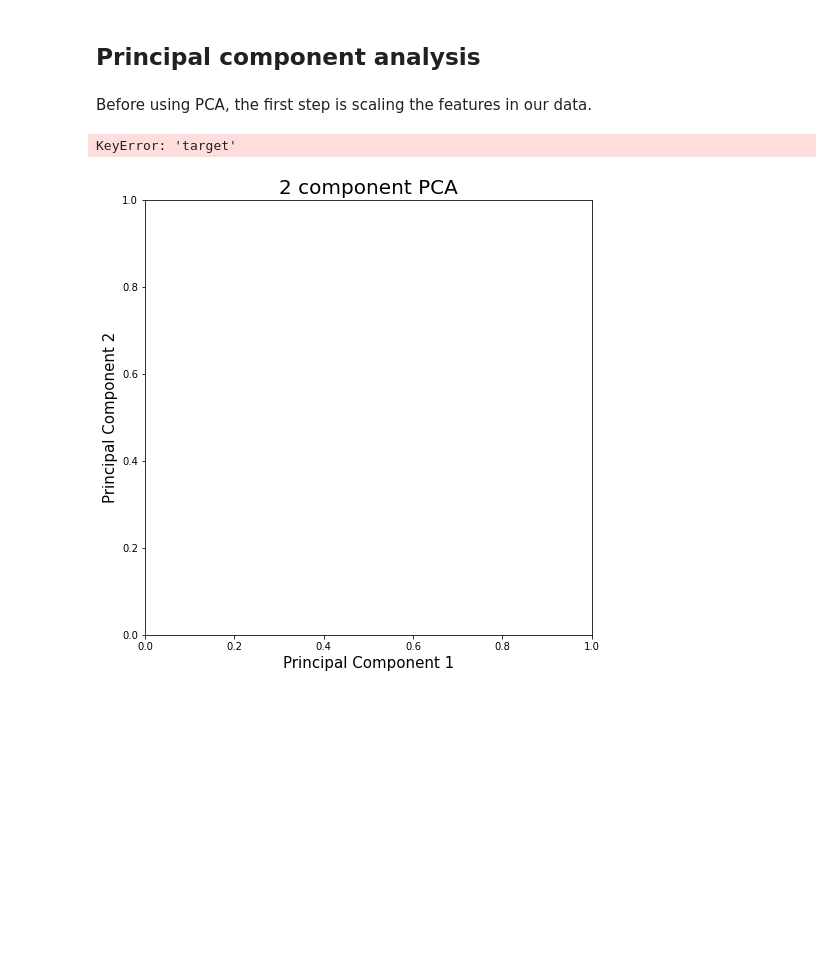
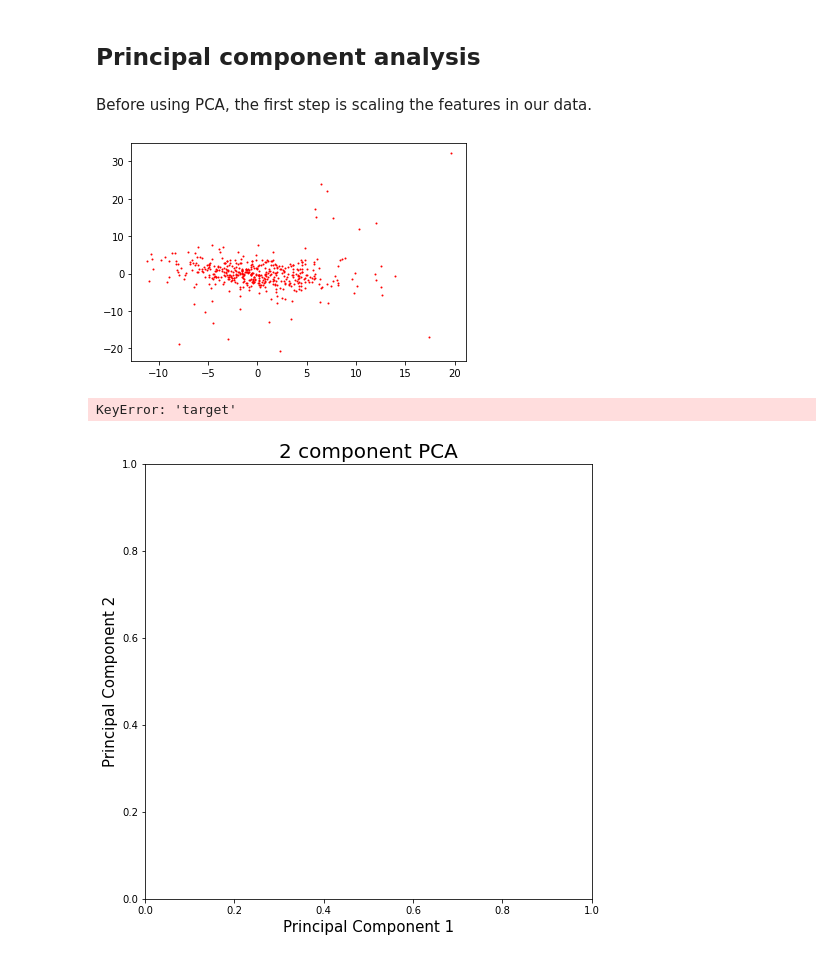
Before and after one commit to anaterovic/UZOP, a Jupyter notebook: code.ipynb, the cells around one changed output. Saved outputs shown, nothing was run; the diff lists cells and outputs as text; code cells hidden in the pictures; blank space fills up the shorter version.

```diff
--- a/code.ipynb
+++ b/code.ipynb
@@ -134,6 +134,11 @@ principalComponents = pca.fit_transform(X)
 principalDf = pd.DataFrame(data = principalComponents, columns = ['PC1', 'PC2'])
 # %%
 finalDf = pd.concat([principalDf, df[['diagnosis']]], axis = 1)
+# %%
+plt.scatter(finalDf["PC1"],finalDf["PC2"], c="r",s=1)
+plt.show()
+# %% [output]
+[figure, added]
 # %%
 ##ovo nije okej zasad
 
```
